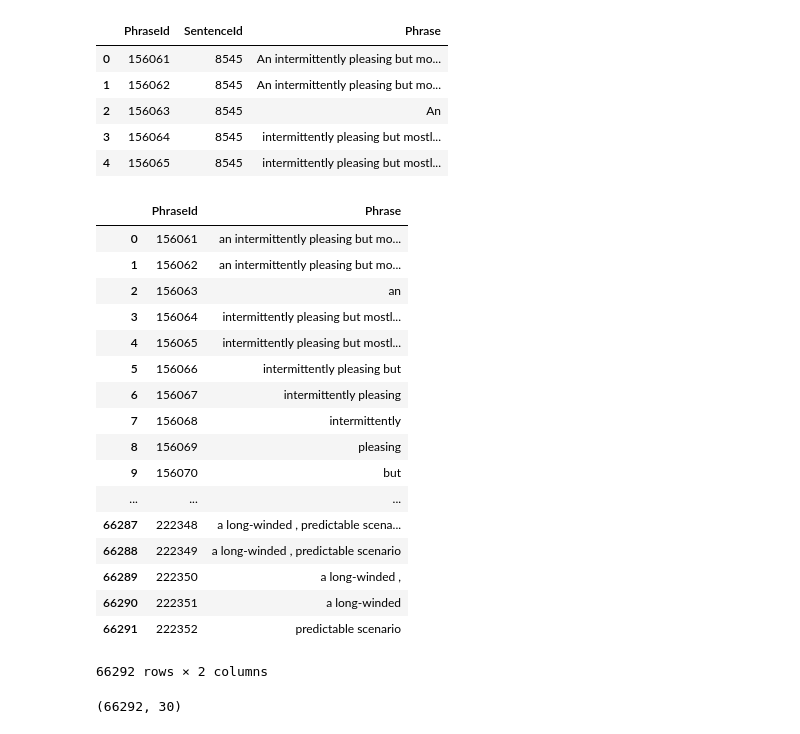
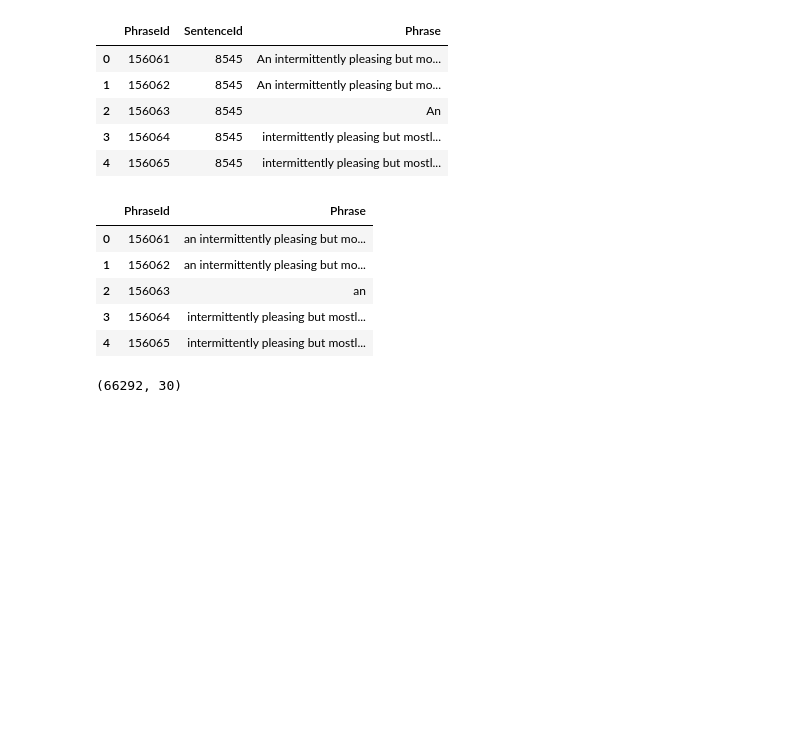
Before and after one commit to programmer1997/Rotten-Tomatoes-Sentiment-Analysis, a Jupyter notebook: Keras LSTM sentiment.ipynb, the cells around one changed output. Saved outputs shown, nothing was run; the diff lists cells and outputs as text; code cells hidden in the pictures; blank space fills up the shorter version.

```diff
--- a/Keras LSTM sentiment.ipynb
+++ b/Keras LSTM sentiment.ipynb
@@ -217,26 +190,14 @@ test.head()
 # %%
 test = test[["PhraseId", "Phrase"]]
 test['Phrase'] = test['Phrase'].apply(lambda x: x.lower())
-test
+test.head()
 # %% [output]
 |  | PhraseId | Phrase |
 | 0 | 156061 | an intermittently pleasing but mo... |
 | 1 | 156062 | an intermittently pleasing but mo... |
 | 2 | 156063 | an |
 | 3 | 156064 | intermittently pleasing but mostl... |
 | 4 | 156065 | intermittently pleasing but mostl... |
-| 5 | 156066 | intermittently pleasing but |
-| 6 | 156067 | intermittently pleasing |
-| 7 | 156068 | intermittently |
-| 8 | 156069 | pleasing |
-| 9 | 156070 | but |
-| ... | ... | ... |
-| 66287 | 222348 | a long-winded , predictable scena... |
-| 66288 | 222349 | a long-winded , predictable scenario |
-| 66289 | 222350 | a long-winded , |
-| 66290 | 222351 | a long-winded |
-| 66291 | 222352 | predictable scenario |
-66292 rows × 2 columns
 # %%
 X_test = tokenizer.texts_to_sequences(test['Phrase'].values)
 X_test = pad_sequences(X_test, maxlen=X.shape[1])
```
Also changed, not shown: parts of 15 cells of this notebook, 15 other files.
